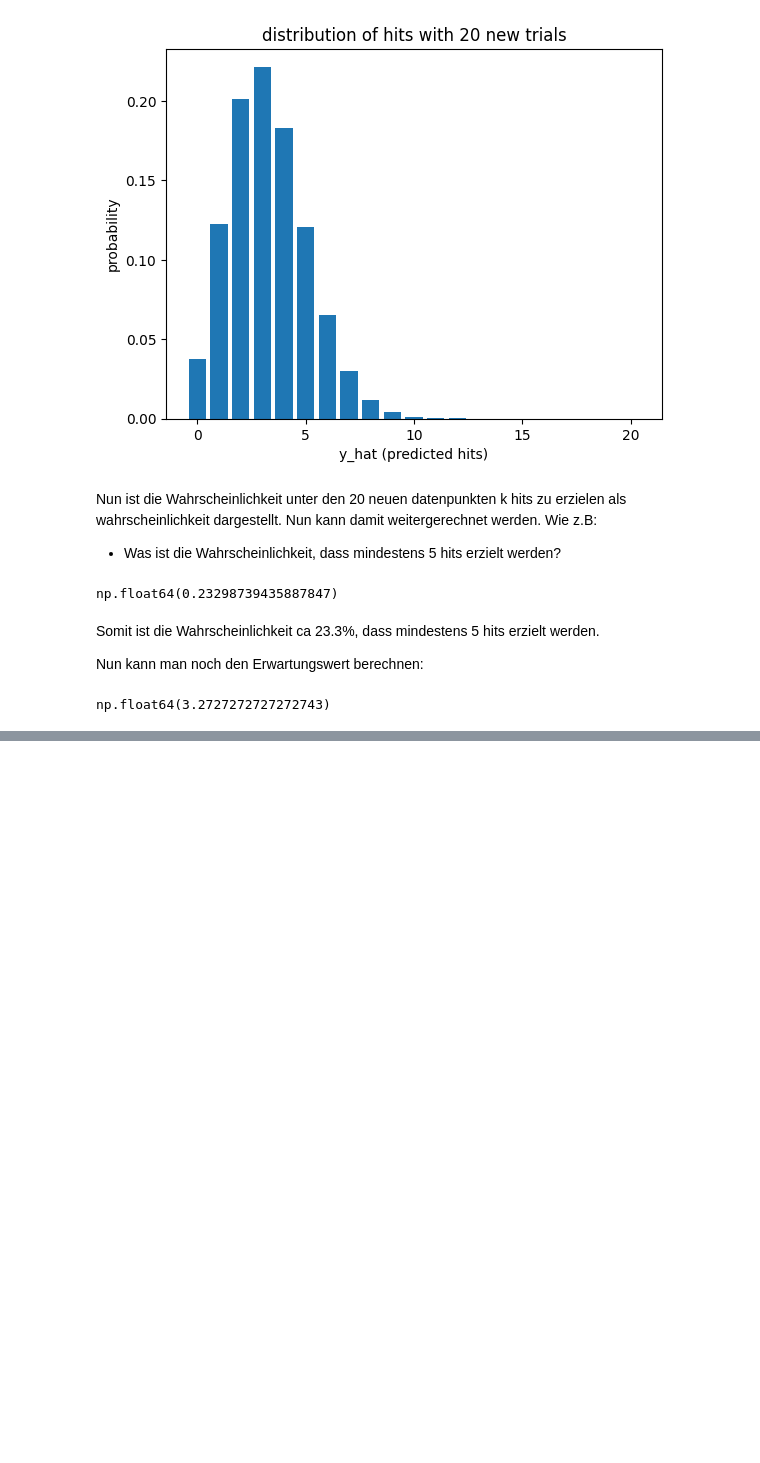
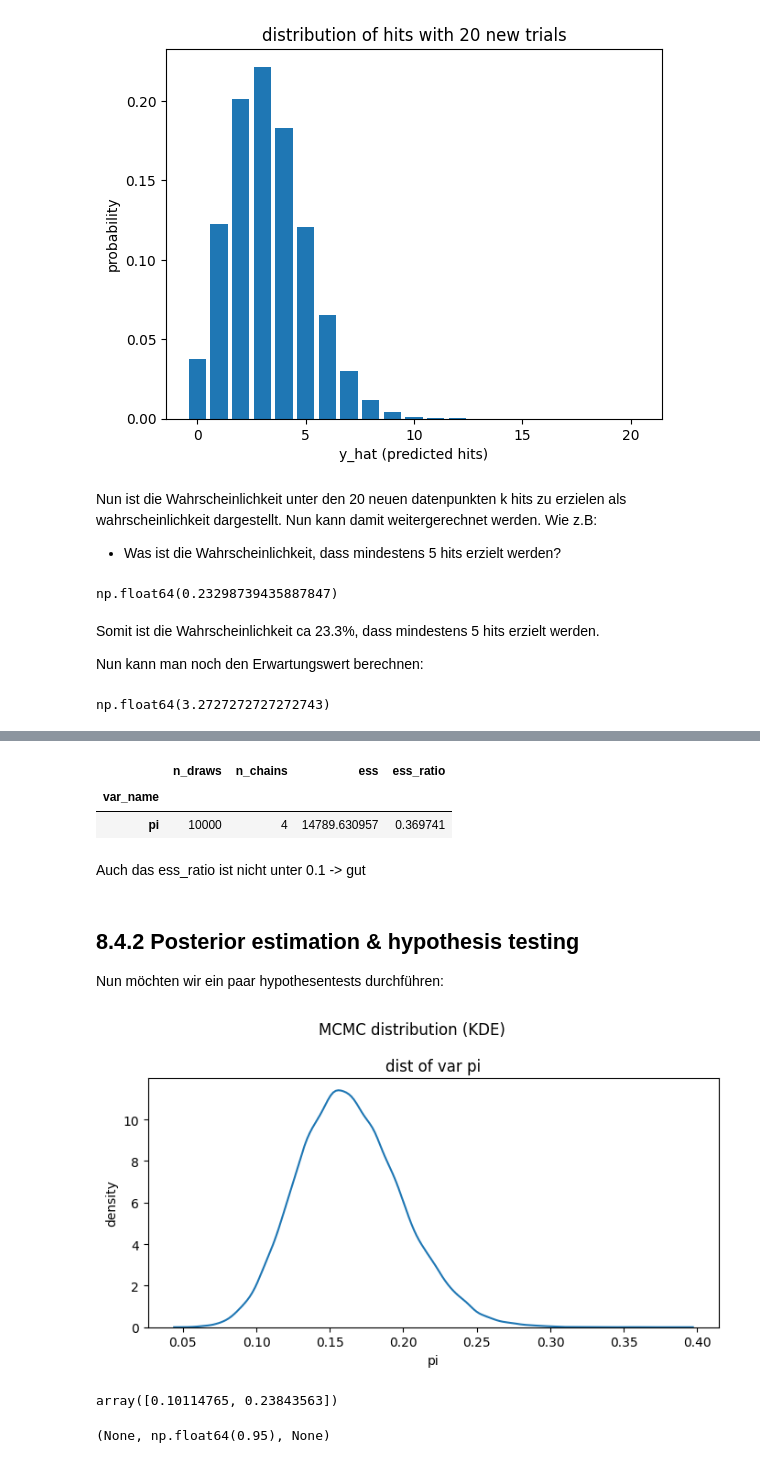
Before and after one commit to buesst1/bda, a Jupyter notebook: chapters/chapter8: Posterior Inference & Prediction.ipynb, the cells around one changed output, grey strips where cells are left out. Cells and saved outputs as stored; diff of their text form; code cells hidden in the pictures; blank space fills up the shorter version.

```diff
--- a/chapters/chapter8: Posterior Inference & Prediction.ipynb
+++ b/chapters/chapter8: Posterior Inference & Prediction.ipynb
@@ -189,0 +275,24 @@ np.float64(3.2727272727272743)
+# %%
+neff_ratio(mcmc_results)
+# %% [output]
+|  | n_draws | n_chains | ess | ess_ratio |
+| var_name |  |  |  |  |
+| pi | 10000 | 4 | 14789.630957 | 0.369741 |
+# %% [markdown]
+Auch das ess_ratio ist nicht unter 0.1 -> gut
+# %% [markdown]
+## 8.4.2 Posterior estimation & hypothesis testing
+
+Nun möchten wir ein paar hypothesentests durchführen:
+# %%
+mcmc_dens(mcmc_results, individual_chains=False)
+# %% [output]
+[figure, added]
+# %%
+quantiles_mcmc(mcmc_results, "pi", [0.025, 0.975])
+# %% [output]
+array([0.10114765, 0.23843563])
+# %%
+proba_mcmc(mcmc_results, "pi", pi_between=[0.10114765, 0.23843563])
+# %% [output]
+(None, np.float64(0.95), None)
```
Also changed, not shown: parts of 18 cells of this notebook, 1 other file.
